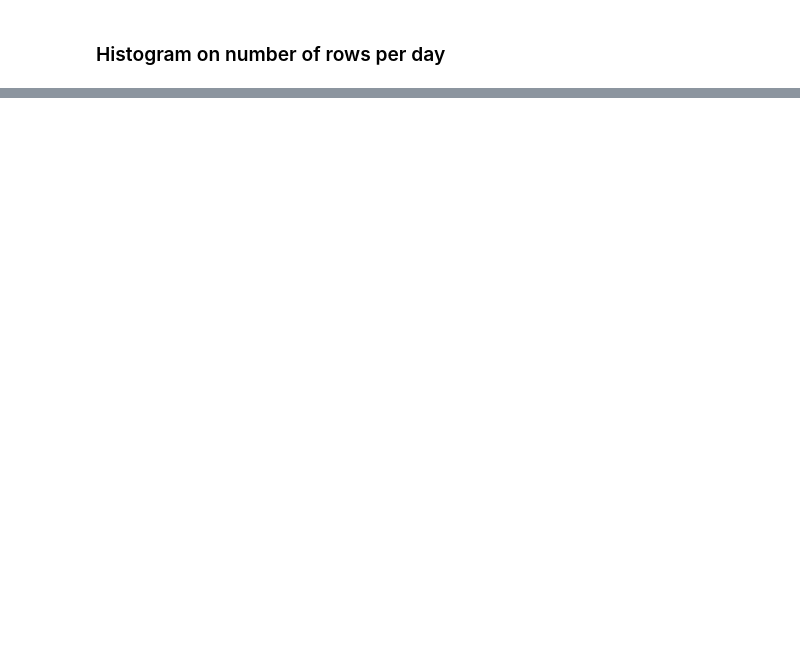
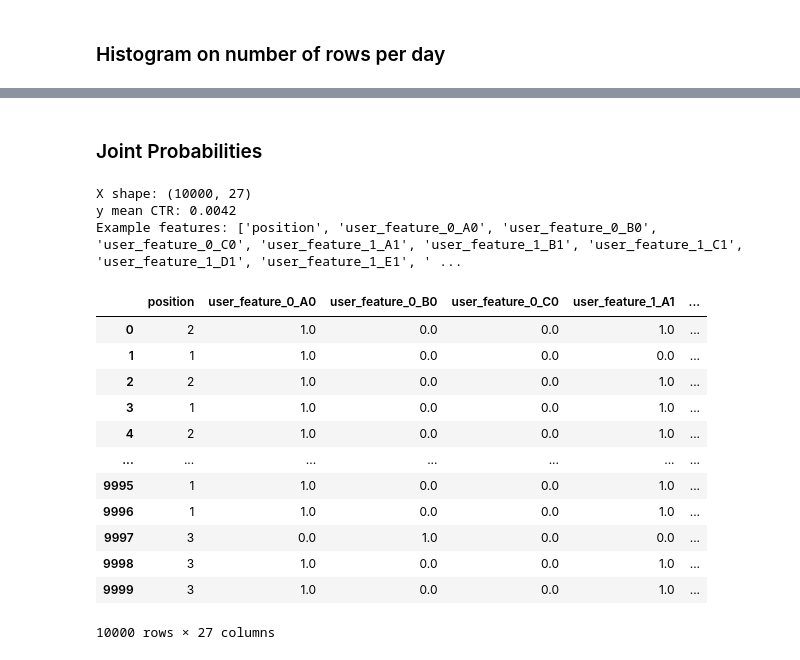
Before and after one commit to armandordorica/OBP_Replication, a Jupyter notebook: eda.ipynb, the cells around one changed output, grey strips where cells are left out. Cells and saved outputs as stored; diff of their text form; code cells hidden in the pictures; blank space fills up the shorter version.

```diff
--- a/eda.ipynb
+++ b/eda.ipynb
@@ -197,0 +196,5 @@ fig.show()
+# %%
+user_feature_cols = [c for c in log_df_readable.columns if c.startswith('user_feature_')]
+affinity_cols = [c for c in log_df_readable.columns if c.startswith('user-item_affinity_')]
+
+user_feature_cols, len(affinity_cols)
@@ -197,0 +227,7 @@ fig.show()
+# %%
+# Build a stable “user key”
+user_key = pd.util.hash_pandas_object(log_df_readable[user_feature_cols].astype(str), index=False).astype('uint64')
+log_df_readable = log_df_readable.assign(user_key=user_key)
+
+n_distinct_users = log_df_readable['user_key'].nunique()
+n_distinct_users
@@ -197,0 +542,2 @@ fig.show()
+# %% [markdown]
+### Joint Probabilities
@@ -197,0 +583,46 @@ fig.show()
+# %%
+import pandas as pd
+from sklearn.preprocessing import OneHotEncoder
+
+# Select user features (categorical)
+user_feature_cols = [c for c in log_df_readable.columns if c.startswith("user_feature")]
+
+# One-hot encode user features
+encoder = OneHotEncoder(sparse=False, drop=None)
+encoded = encoder.fit_transform(log_df_readable[user_feature_cols])
+
+encoded_cols = encoder.get_feature_names_out(user_feature_cols)
+encoded_df = pd.DataFrame(encoded, columns=encoded_cols, index=log_df_readable.index)
+
+# Numeric features you might want to keep
+numeric_cols = ["position"]  # add more if relevant
+
+# Target
+y = log_df_readable["click"]
+
+# Final feature matrix
+X = pd.concat([log_df_readable[numeric_cols], encoded_df], axis=1)
+
+print("X shape:", X.shape)
+print("y mean CTR:", y.mean())
+print("Example features:", X.columns[:15].tolist())
+# %% [output]
+X shape: (10000, 27)
+y mean CTR: 0.0042
+Example features: ['position', 'user_feature_0_A0', 'user_feature_0_B0', 'user_feature_0_C0', 'user_feature_1_A1', 'user_feature_1_B1', 'user_feature_1_C1', 'user_feature_1_D1', 'user_feature_1_E1', ' ...
+# %%
+X
+# %% [output]
+|  | position | user_feature_0_A0 | user_feature_0_B0 | user_feature_0_C0 | user_feature_1_A1 | ... |
+| 0 | 2 | 1.0 | 0.0 | 0.0 | 1.0 | ... |
+| 1 | 1 | 1.0 | 0.0 | 0.0 | 0.0 | ... |
+| 2 | 2 | 1.0 | 0.0 | 0.0 | 1.0 | ... |
+| 3 | 1 | 1.0 | 0.0 | 0.0 | 1.0 | ... |
+| 4 | 2 | 1.0 | 0.0 | 0.0 | 1.0 | ... |
+| ... | ... | ... | ... | ... | ... | ... |
+| 9995 | 1 | 1.0 | 0.0 | 0.0 | 1.0 | ... |
+| 9996 | 1 | 1.0 | 0.0 | 0.0 | 1.0 | ... |
+| 9997 | 3 | 0.0 | 1.0 | 0.0 | 0.0 | ... |
+| 9998 | 3 | 1.0 | 0.0 | 0.0 | 1.0 | ... |
+| 9999 | 3 | 1.0 | 0.0 | 0.0 | 1.0 | ... |
+10000 rows × 27 columns
```
Also changed, not shown: parts of 33 cells of this notebook.
